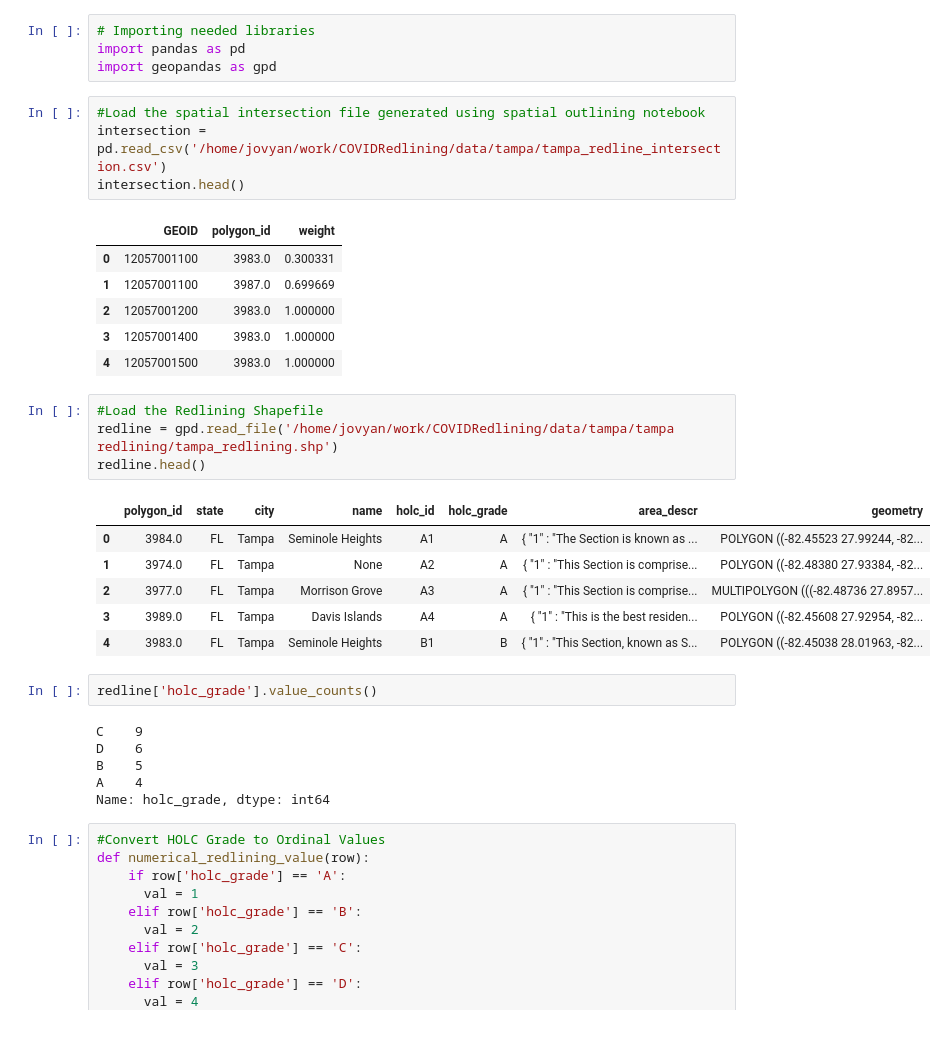
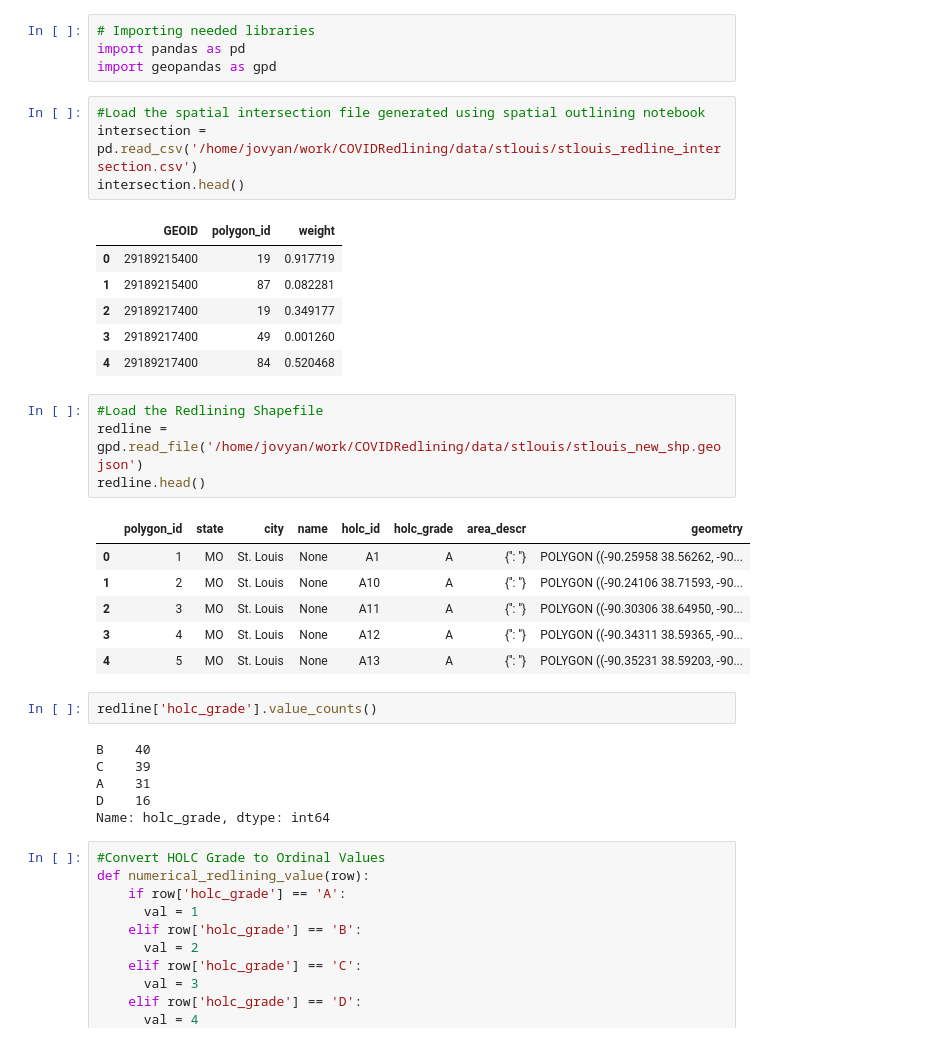
Before and after one commit to mjumbewu/COVIDRedlining, a Jupyter notebook: redline_geoprocess.ipynb, the cells around one changed output. Saved outputs shown, nothing was run; the diff lists cells and outputs as text.

```diff
--- a/redline_geoprocess.ipynb
+++ b/redline_geoprocess.ipynb
@@ -4,33 +4,33 @@ import pandas as pd
 import geopandas as gpd
 # %%
 #Load the spatial intersection file generated using spatial outlining notebook
-intersection = pd.read_csv('/home/jovyan/work/COVIDRedlining/data/tampa/tampa_redline_intersection.csv')
+intersection = pd.read_csv('/home/jovyan/work/COVIDRedlining/data/stlouis/stlouis_redline_intersection.csv')
 intersection.head()
 # %% [output]
 |  | GEOID | polygon_id | weight |
-| 0 | 12057001100 | 3983.0 | 0.300331 |
-| 1 | 12057001100 | 3987.0 | 0.699669 |
-| 2 | 12057001200 | 3983.0 | 1.000000 |
-| 3 | 12057001400 | 3983.0 | 1.000000 |
-| 4 | 12057001500 | 3983.0 | 1.000000 |
+| 0 | 29189215400 | 19 | 0.917719 |
+| 1 | 29189215400 | 87 | 0.082281 |
+| 2 | 29189217400 | 19 | 0.349177 |
+| 3 | 29189217400 | 49 | 0.001260 |
+| 4 | 29189217400 | 84 | 0.520468 |
 # %%
 #Load the Redlining Shapefile
-redline = gpd.read_file('/home/jovyan/work/COVIDRedlining/data/tampa/tampa redlining/tampa_redlining.shp')
+redline = gpd.read_file('/home/jovyan/work/COVIDRedlining/data/stlouis/stlouis_new_shp.geojson')
 redline.head()
 # %% [output]
 |  | polygon_id | state | city | name | holc_id | holc_grade | area_descr | geometry |
-| 0 | 3984.0 | FL | Tampa | Seminole Heights | A1 | A | { "1" : "The Section is known as ... | POLYGON ((-82.45523 27.99244, -82... |
-| 1 | 3974.0 | FL | Tampa | None | A2 | A | { "1" : "This Section is comprise... | POLYGON ((-82.48380 27.93384, -82... |
-| 2 | 3977.0 | FL | Tampa | Morrison Grove | A3 | A | { "1" : "This Section is comprise... | MULTIPOLYGON (((-82.48736 27.8957... |
-| 3 | 3989.0 | FL | Tampa | Davis Islands | A4 | A | { "1" : "This is the best residen... | POLYGON ((-82.45608 27.92954, -82... |
-| 4 | 3983.0 | FL | Tampa | Seminole Heights | B1 | B | { "1" : "This Section, known as S... | POLYGON ((-82.45038 28.01963, -82... |
+| 0 | 1 | MO | St. Louis | None | A1 | A | {'': ''} | POLYGON ((-90.25958 38.56262, -90... |
+| 1 | 2 | MO | St. Louis | None | A10 | A | {'': ''} | POLYGON ((-90.24106 38.71593, -90... |
+| 2 | 3 | MO | St. Louis | None | A11 | A | {'': ''} | POLYGON ((-90.30306 38.64950, -90... |
+| 3 | 4 | MO | St. Louis | None | A12 | A | {'': ''} | POLYGON ((-90.34311 38.59365, -90... |
+| 4 | 5 | MO | St. Louis | None | A13 | A | {'': ''} | POLYGON ((-90.35231 38.59203, -90... |
 # %%
 redline['holc_grade'].value_counts()
 # %% [output]
-C    9
-D    6
-B    5
-A    4
+B    40
+C    39
+A    31
+D    16
 Name: holc_grade, dtype: int64
 # %%
 #Convert HOLC Grade to Ordinal Values
```
Also changed, not shown: parts of 11 cells of this notebook, 31 other files.
